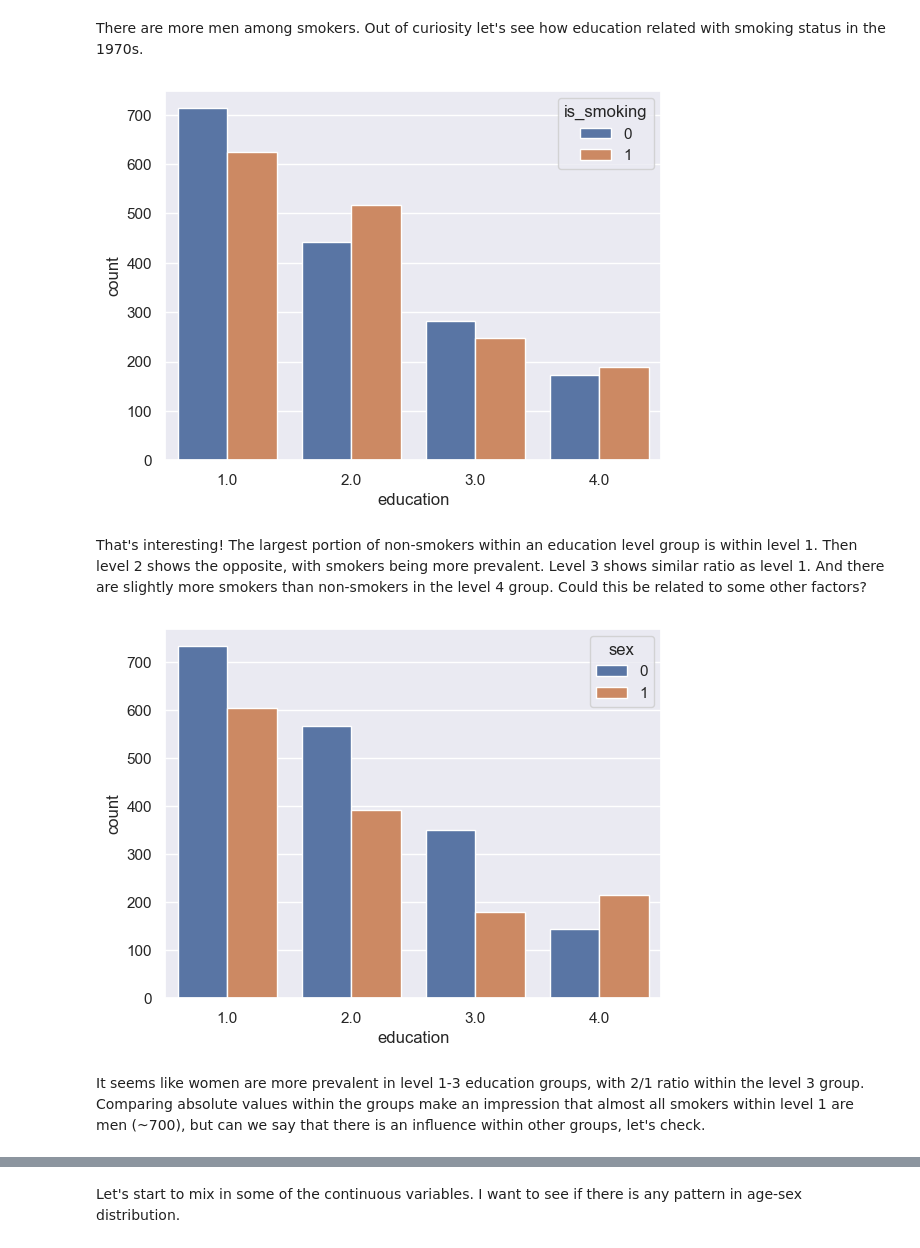
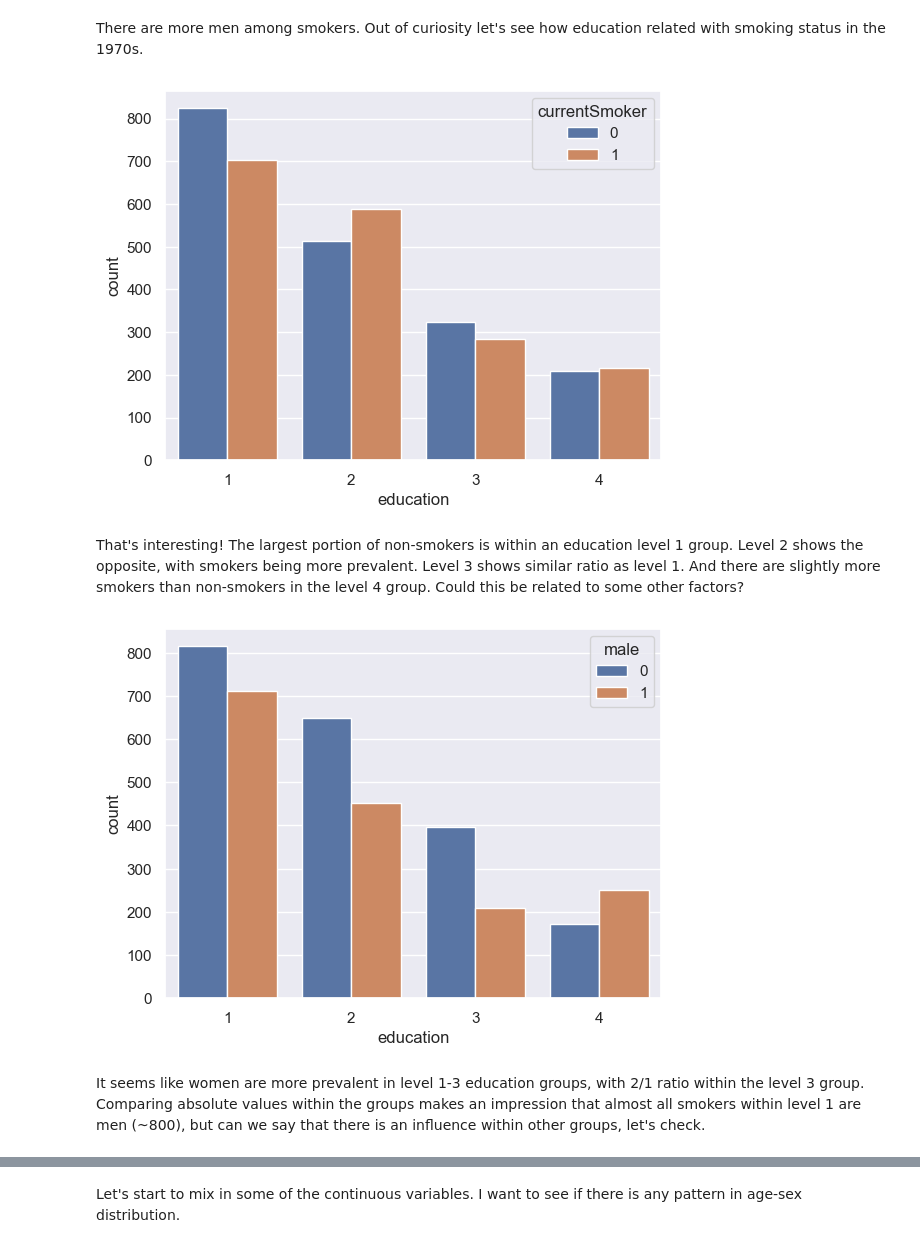
Before and after one commit to airenare/Heart-Disease-Risk-Prediction, a Jupyter notebook: notebooks/2_EDA.ipynb, the cells around one changed output, grey strips where cells are left out. Saved outputs shown, nothing was run; the diff lists cells and outputs as text; code cells hidden in the pictures.

```diff
--- a/notebooks/2_EDA.ipynb
+++ b/notebooks/2_EDA.ipynb
@@ -33,11 +33,11 @@ from functions import grid_plots, ecdf, get_function_code, sb_utils
 # %% [markdown]
 ### 1.2 Load data
 # %%
-df_clean_path = '../data/interim/data_clean.csv'
-df_winsorized_path = '../data/interim/data_winsorized.csv'
+df_inputed_path = '../data/interim/data_droped.csv'
+df_drop_path = '../data/interim/data_imputed.csv'
 
-df_clean = pd.read_csv(df_clean_path)
-df_winsorized = pd.read_csv(df_winsorized_path)
+df = pd.read_csv(df_inputed_path)
+df_drop = pd.read_csv(df_drop_path)
 # %% [markdown]
 ### 1.3 Exploring data
 # %%
@@ -47,6 +47,5 @@ df_clean.shape, df_winsorized.shape
 # %% [markdown]
 As a disclaimer, the 'data_clean' and 'data_winsorized' are practically the same data sets, but within the winsorized data all the extreme outliers were winsorized to fit within the range of (Q1 - 1.5*IQR) and (Q3 + 1.5*IQR). So it will make sense to focus on just 'df_clean' data set for now, and keep the 'df_winsorized' for the future model evaluations.
 # %%
-df = df_clean
 df.head()
 # %% [output]
@@ -178,16 +175,16 @@ sns.countplot(data=df, x='is_smoking', hue='sex', ax=ax[1]);
 # %% [markdown]
 There are more men among smokers. Out of curiosity let's see how education related with smoking status in the 1970s.
 # %%
-sns.countplot(data=df, x='education', hue='is_smoking');
+sns.countplot(data=df, x='education', hue='currentSmoker');
 # %% [output]
-[figure, old version]
+[figure, new version]
 # %% [markdown]
-That's interesting! The largest portion of non-smokers within an education level group is within level 1. Then level 2 shows the opposite, with smokers being more prevalent. Level 3 shows similar ratio as level 1. And there are slightly more smokers than non-smokers in the level 4 group. Could this be related to some other factors?
+That's interesting! The largest portion of non-smokers is within an education level 1 group. Level 2 shows the opposite, with smokers being more prevalent. Level 3 shows similar ratio as level 1. And there are slightly more smokers than non-smokers in the level 4 group. Could this be related to some other factors?
 # %%
-sns.countplot(data=df, x='education', hue='sex');
+sns.countplot(data=df, x='education', hue='male');
 # %% [output]
-[figure, old version]
+[figure, new version]
 # %% [markdown]
 It seems like women are more prevalent in level 1-3 education groups, with 2/1 ratio within the level 3 group.
-Comparing absolute values within the groups make an impression that almost all smokers within level 1 are men (~700), but can we say that there is an influence within other groups, let's check.
+Comparing absolute values within the groups makes an impression that almost all smokers within level 1 are men (~800), but can we say that there is an influence within other groups, let's check.
 # %%
```
Also changed, not shown: parts of 99 cells of this notebook, 5 other files.
